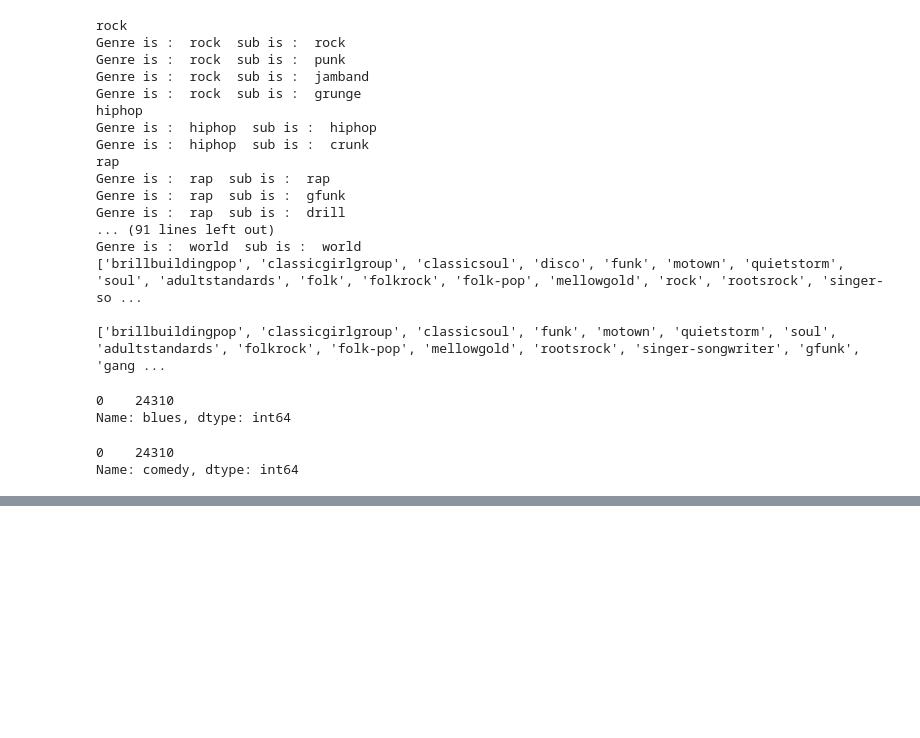
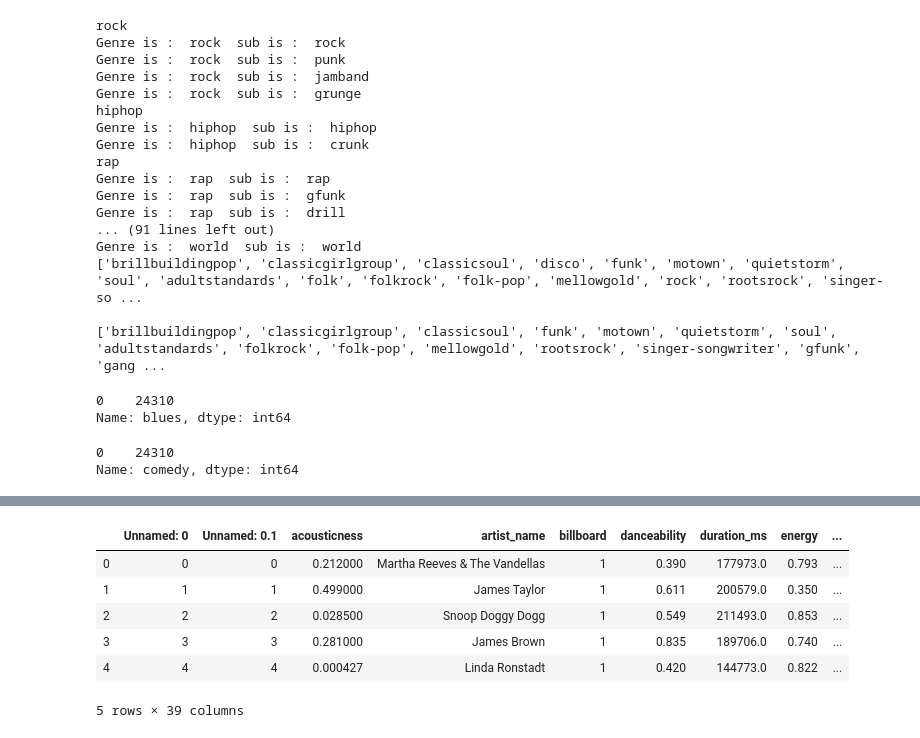
Before and after one commit to Ioana-P/Spotify_Billboard_prediction, a Jupyter notebook: eda1.ipynb, the cells around one changed output, grey strips where cells are left out. Saved outputs shown, nothing was run; the diff lists cells and outputs as text; code cells hidden in the pictures; blank space fills up the shorter version.

```diff
--- a/eda1.ipynb
+++ b/eda1.ipynb
@@ -441,0 +461,10 @@ Name: comedy, dtype: int64
+# %%
+df.head()
+# %% [output]
+|  | Unnamed: 0 | Unnamed: 0.1 | acousticness | artist_name | billboard | danceability | duration_ms | energy | ... |
+| 0 | 0 | 0 | 0.212000 | Martha Reeves & The Vandellas | 1 | 0.390 | 177973.0 | 0.793 | ... |
+| 1 | 1 | 1 | 0.499000 | James Taylor | 1 | 0.611 | 200579.0 | 0.350 | ... |
+| 2 | 2 | 2 | 0.028500 | Snoop Doggy Dogg | 1 | 0.549 | 211493.0 | 0.853 | ... |
+| 3 | 3 | 3 | 0.281000 | James Brown | 1 | 0.835 | 189706.0 | 0.740 | ... |
+| 4 | 4 | 4 | 0.000427 | Linda Ronstadt | 1 | 0.420 | 144773.0 | 0.822 | ... |
+5 rows × 39 columns
```
Also changed, not shown: parts of 28 cells of this notebook, 1 other file.
